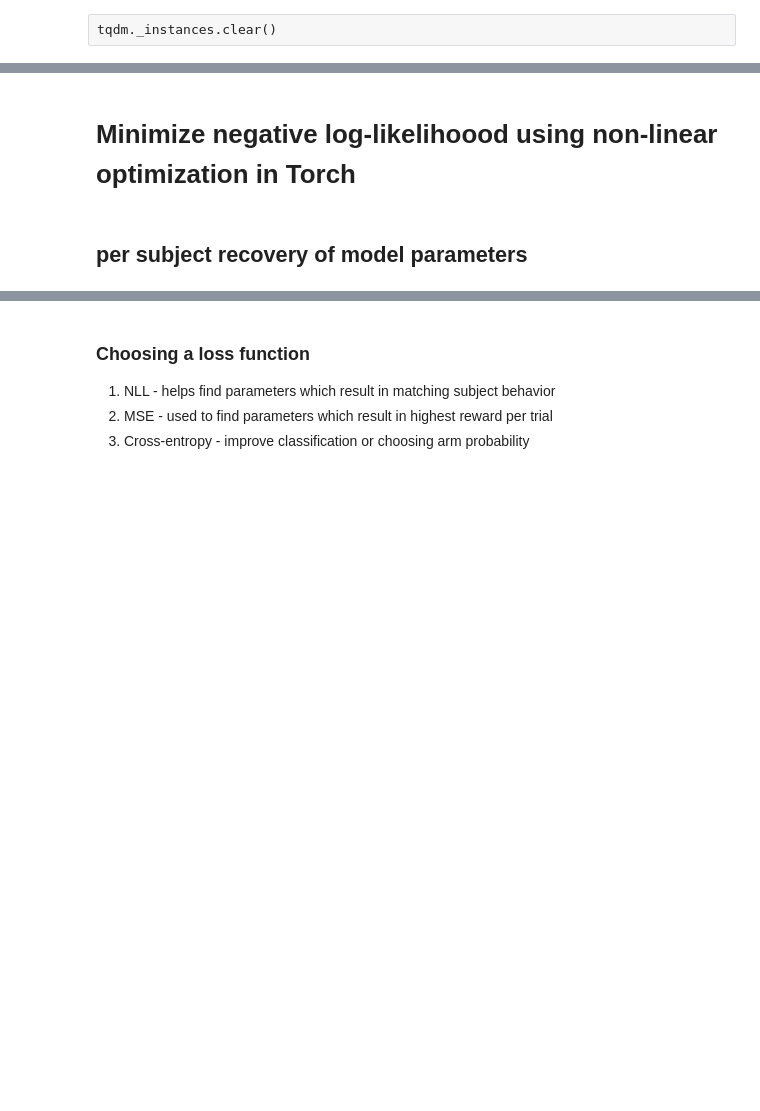
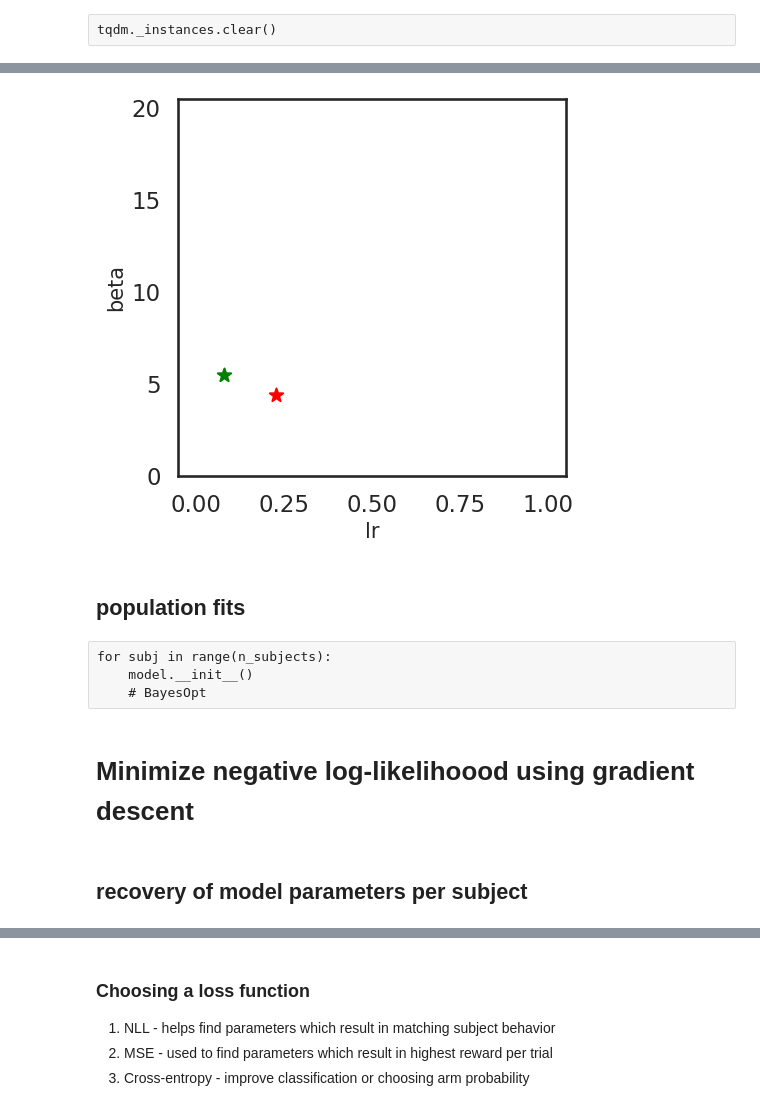
Before and after one commit to akjagadish/Behavior-model-fitting, a Jupyter notebook: notebooks/ParameterRecovery.ipynb, the cells around one changed output, grey strips where cells are left out. Drawn from its saved outputs; the diff is of its cells as text; code cells hidden in the pictures; blank space fills up the shorter version.

Commit message:
model recovery using ax

```diff
--- a/notebooks/ParameterRecovery.ipynb
+++ b/notebooks/ParameterRecovery.ipynb
@@ -16,0 +38,26 @@ tqdm._instances.clear()
+# %%
+def compute_nll_per_subject(parameters):
+    q = torch.tensor(Q_init)
+    model = bayesQlearner(parameters, Qinit=Q_init)
+    #print(model.lr, model.beta)
+    log_softmax = []
+
+    for trial in range(n_trials):
+        a_t = actions[subj][trial]
+        log_softmax.append(model.log_softmax(q))
+        r_t = R[a_t]*outcomes[subj][trial][a_t]
+        q = model(a_t, r_t, Q=q)
+
+    log_softmax = torch.stack(log_softmax)
+    loss = nll_loss(log_softmax, actions[subj])
+    return float(loss.data.numpy())
+# %%
+best_parameters, values, experiment, model = optimize(
+    parameters=[
+        {"name": "lr", "type": "range", "bounds": [0.01, 1.], 'value_type':'float', "log_scale": True},
+        {"name": "beta", "type": "range", 'value_type':'float', "bounds": [1e-1, 20.]}
+    ],
+    evaluation_function=compute_nll_per_subject,
+    objective_name='nll',
+    total_trials=500, minimize=True
+)
@@ -17,10 +101,27 @@ tqdm._instances.clear()
+# %%
+fig, ax = plt.subplots(1, 1, figsize=(5, 5), dpi=100)
+ax.scatter(data.loc[subj].true_lr, data.loc[subj].true_beta, c='green', marker='*', s=100)
+ax.scatter(best_parameters['lr'], best_parameters['beta'], c='red', marker='*', s=100)
+ax.set_xlim([-0.05, 1.05])
+ax.set_ylim([0., 20.5])
+ax.set_ylabel(ylabel='beta', fontsize=15)
+ax.set_xlabel(xlabel='lr', fontsize=15)
+plt.show()
+# %% [output]
+[figure, added]
+# %% [markdown]
+## population fits
+# %% [raw]
+for subj in range(n_subjects):
+    model.__init__()
+    # BayesOpt
 # %% [markdown]
-# Minimize negative log-likelihoood using non-linear optimization in Torch
+# Minimize negative log-likelihoood using gradient descent
 # %%
 from behavior_model_fitting.models import Qlearner
 import torch.nn as nn
 import torch.optim as optim
 from behavior_model_fitting.helpers.measures import nll_per_model_per_subject
 # %% [markdown]
-## per subject recovery of model parameters
+## recovery of model parameters per subject
 # %%
```
Also changed, not shown: parts of 9 cells of this notebook, 2 other files.
